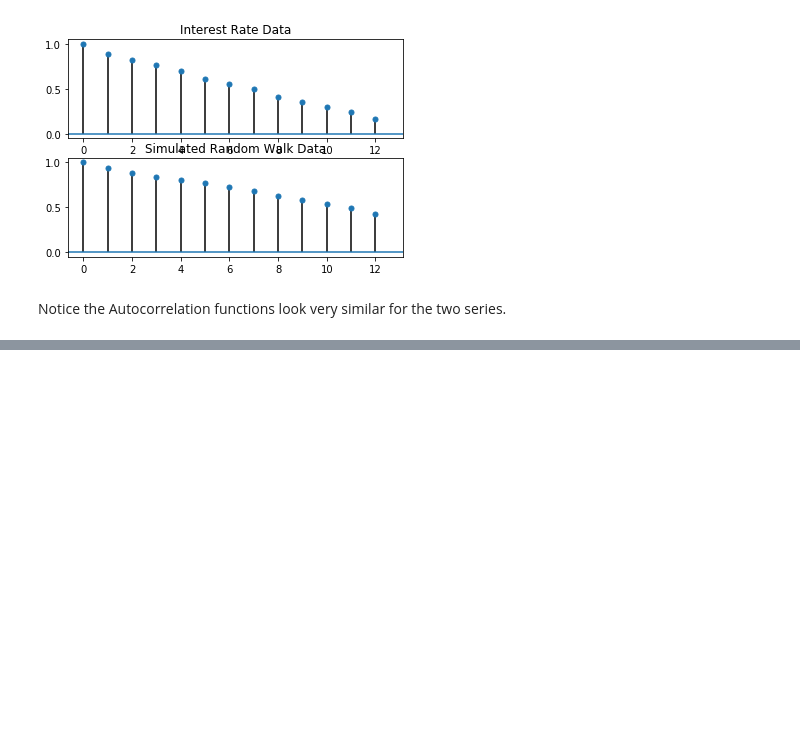
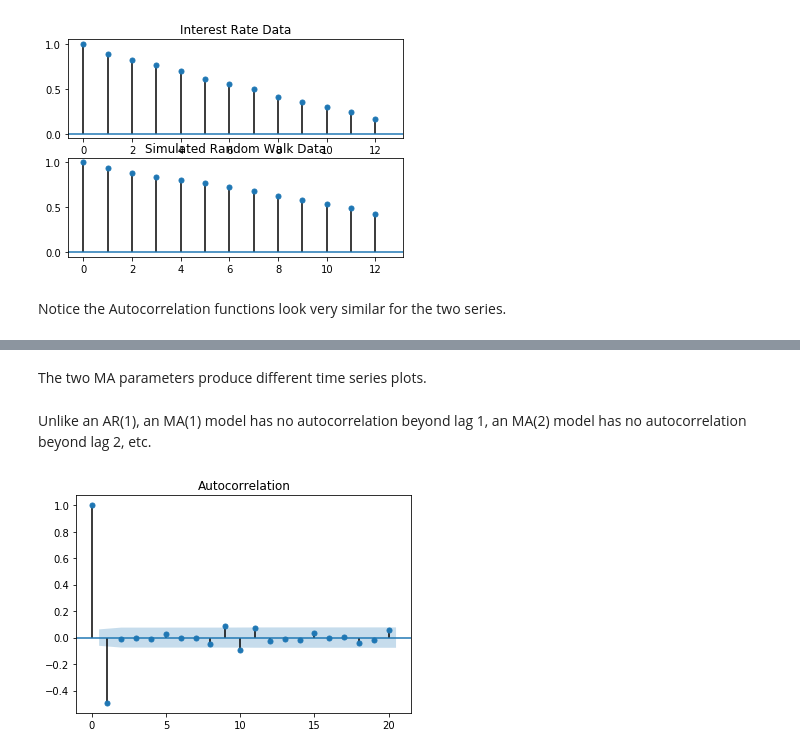
Before and after one commit to kaymal/ML-advanced, a Jupyter notebook: Time Series Analysis.ipynb, the cells around one changed output, grey strips where cells are left out. Drawn from its saved outputs; the diff is of its cells as text; code cells hidden in the pictures; blank space fills up the shorter version.

```diff
--- a/Time Series Analysis.ipynb
+++ b/Time Series Analysis.ipynb
@@ -832,0 +925,13 @@ Notice the Autocorrelation functions look very similar for the two series.
+# %% [markdown]
+The two MA parameters produce different time series plots.
+# %% [markdown]
+Unlike an AR(1), an MA(1) model has no autocorrelation beyond lag 1, an MA(2) model has no autocorrelation beyond lag 2, etc.
+# %%
+# # Import the plot_acf module from statsmodels
+# from statsmodels.graphics.tsaplots import plot_acf
+
+# Plot 1: MA parameter = -0.9
+plot_acf(simulated_data_1, lags=20)
+plt.show()
+# %% [output]
+[figure, added]
```
Also changed, not shown: parts of 33 cells of this notebook.
